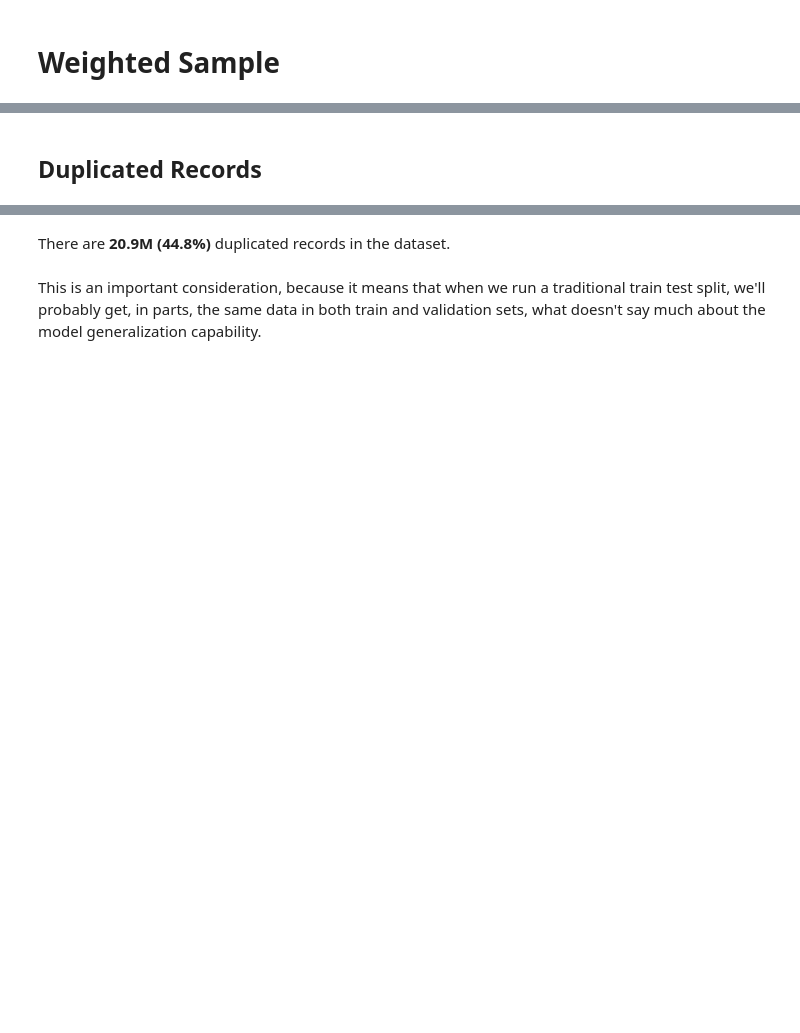
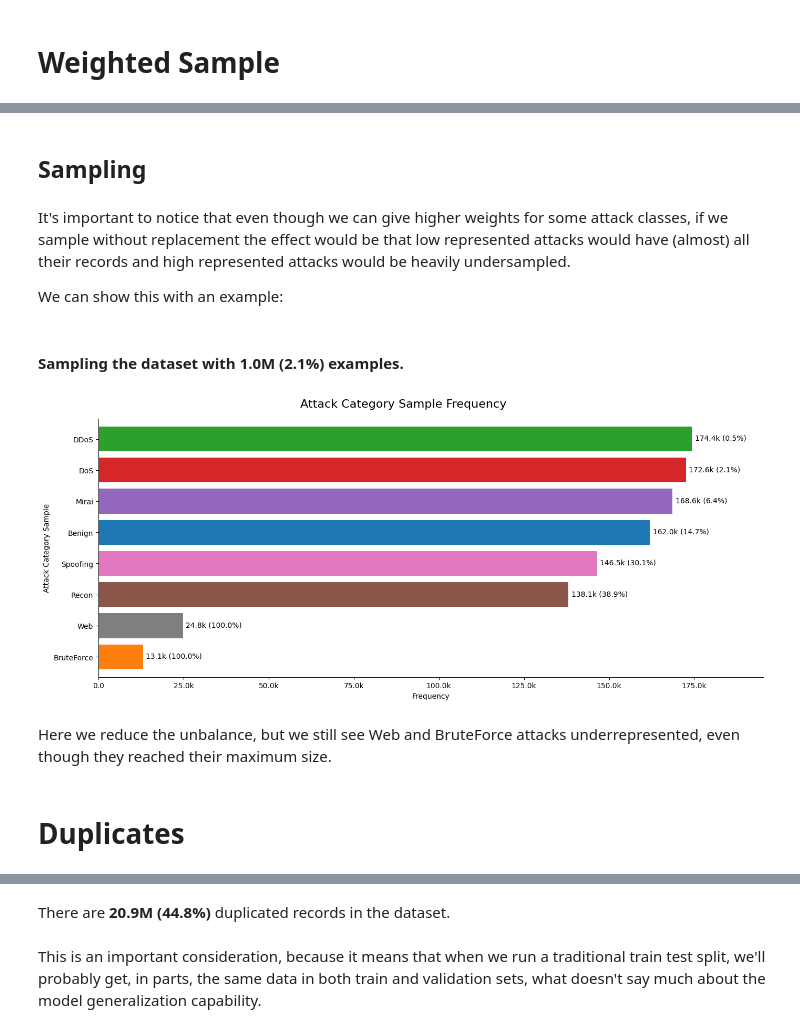
Before and after one commit to inaciobr/Multi-Stage-IoT-Intrusion-Detection, a Jupyter notebook: notebooks/1 - EDA.ipynb, the cells around one changed output, grey strips where cells are left out. Saved outputs shown, nothing was run; the diff lists cells and outputs as text; code cells hidden in the pictures; blank space fills up the shorter version.

```diff
--- a/notebooks/1 - EDA.ipynb
+++ b/notebooks/1 - EDA.ipynb
@@ -590,4 +583,31 @@ plot_frequency_barh(
+# %% [markdown]
+## Sampling
+# %% [markdown]
+It's important to notice that even though we can give higher weights for some attack classes, if we sample without replacement the effect would be that low represented attacks would have (almost) all their records and high represented attacks would be heavily undersampled.
+
+We can show this with an example:
+# %%
+display(HTML(f"""
+<h4>
+    Sampling the dataset with <strong>{eng_formatter_full(len(df_sample), len(df))}</strong> examples.
+</h4>
+"""))
+# %% [output]
+Sampling the dataset with 1.0M (2.1%) examples.
+# %%
+totals = df.general_label.value_counts()
+
+plot_frequency_barh(
+    column=df_sample.general_label,
+    feature='Attack Category Sample',
+    color_map=color_maps['general_attack'],
+    get_totals=totals.get
+)
+# %% [output]
+[figure, added]
+# %% [markdown]
+Here we reduce the unbalance, but we still see Web and BruteForce attacks underrepresented, even though they reached their maximum size.
 # %% [markdown]
-## Duplicated Records
+# Duplicates
 # %%
 %%time
```
Also changed, not shown: parts of 34 cells of this notebook, 3 other files.
